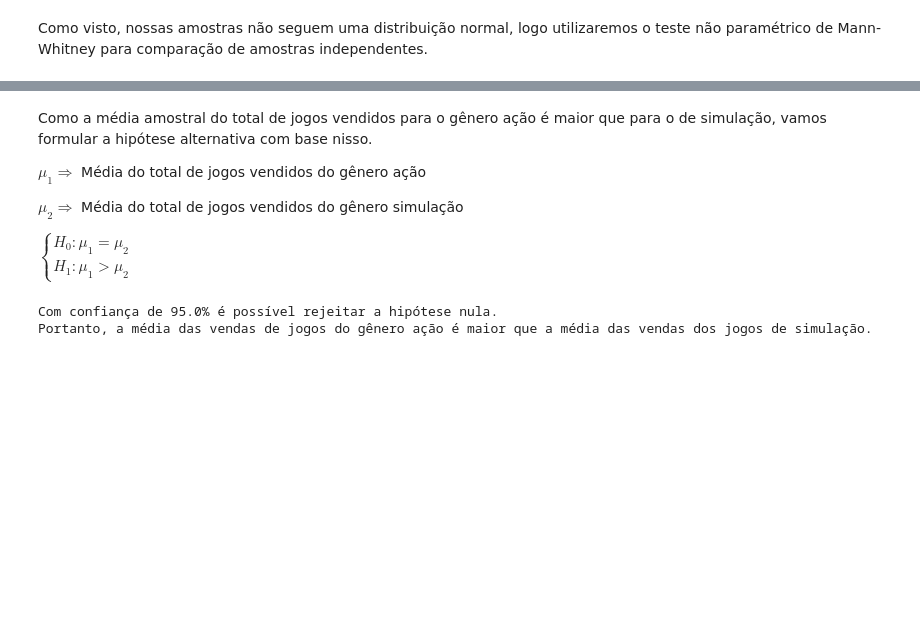
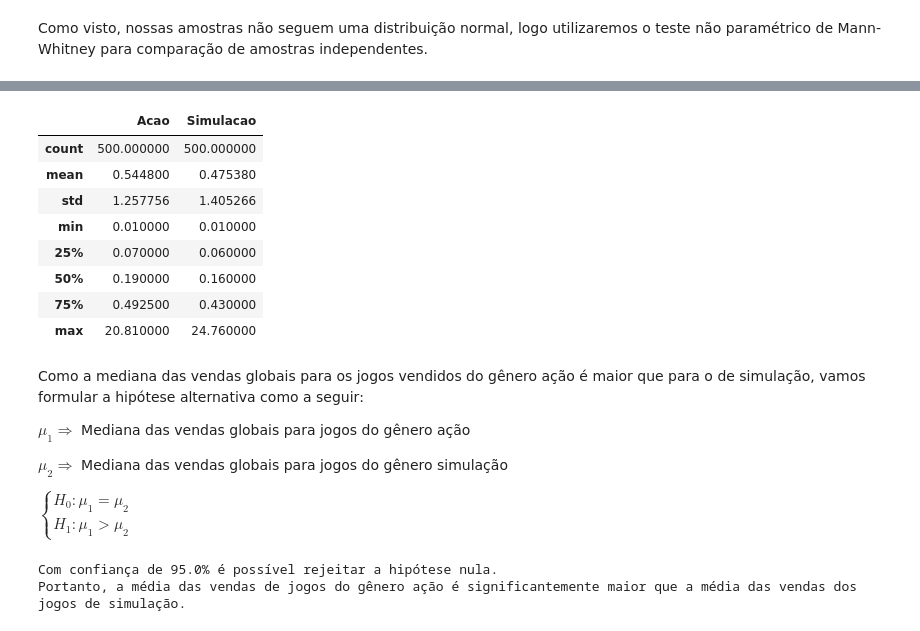
Before and after one commit to RayVilaca/Bootcamp-Data-Science-Ada, a Jupyter notebook: projetos-conclusao-modulo/modulo 4/projeto.ipynb, the cells around one changed output, grey strips where cells are left out. Saved outputs shown, nothing was run; the diff lists cells and outputs as text; code cells hidden in the pictures; blank space fills up the shorter version.

```diff
--- a/projetos-conclusao-modulo/modulo 4/projeto.ipynb
+++ b/projetos-conclusao-modulo/modulo 4/projeto.ipynb
@@ -504,9 +637,29 @@ A média e desvio padrão das unidades vendidas para o gênero simulação são
+# %%
+"""
+Analisar as medianas das nossas amostras
+"""
+dados_acao_simulacao = pd.concat(
+    [unidades_jogos_vendidas_acao.describe(), unidades_jogos_vendidas_simulacao.describe()],
+    axis=1,
+    keys=['Acao', 'Simulacao']
+)
+dados_acao_simulacao
+# %% [output]
+|  | Acao | Simulacao |
+| count | 500.000000 | 500.000000 |
+| mean | 0.544800 | 0.475380 |
+| std | 1.257756 | 1.405266 |
+| min | 0.010000 | 0.010000 |
+| 25% | 0.070000 | 0.060000 |
+| 50% | 0.190000 | 0.160000 |
+| 75% | 0.492500 | 0.430000 |
+| max | 20.810000 | 24.760000 |
 # %% [markdown]
-Como a média amostral do total de jogos vendidos para o gênero ação é maior que para o de simulação, vamos formular a hipótese alternativa com base nisso.
+Como a mediana das vendas globais para os jogos vendidos do gênero ação é maior que para o de simulação, vamos formular a hipótese alternativa como a seguir:
 
-$\mu_1 \Rightarrow$ Média do total de jogos vendidos do gênero ação
+$\mu_1 \Rightarrow$ Mediana das vendas globais para jogos do gênero ação
 
-$\mu_2 \Rightarrow$  Média do total de jogos vendidos do gênero simulação
+$\mu_2 \Rightarrow$  Mediana das vendas globais para jogos do gênero simulação
 
 $
 \begin{cases}
@@ -523,11 +676,11 @@ u, p_valor = mannwhitneyu(unidades_jogos_vendidas_acao,
                           alternative="greater")
 if p_valor < significancia:
     print(f"Com confiança de {confianca*100}% é possível rejeitar a hipótese nula.\n"
-          + "Portanto, a média das vendas de jogos do gênero ação é maior que a média das vendas"
+          + "Portanto, a média das vendas de jogos do gênero ação é significantemente maior que a média das vendas"
           + " dos jogos de simulação.")
 else:
-    print("Não conseguimos rejeitar a hipótese nula o que significa que não temos evidências suficientes"
+    print("Não conseguimos rejeitar a hipótese nula, o que significa que não temos evidências suficientes"
           + " para suportar a hipótese alternativa.")
 # %% [output]
 Com confiança de 95.0% é possível rejeitar a hipótese nula.
-Portanto, a média das vendas de jogos do gênero ação é maior que a média das vendas dos jogos de simulação.
+Portanto, a média das vendas de jogos do gênero ação é significantemente maior que a média das vendas dos jogos de simulação.
```
Also changed, not shown: parts of 16 cells of this notebook.
